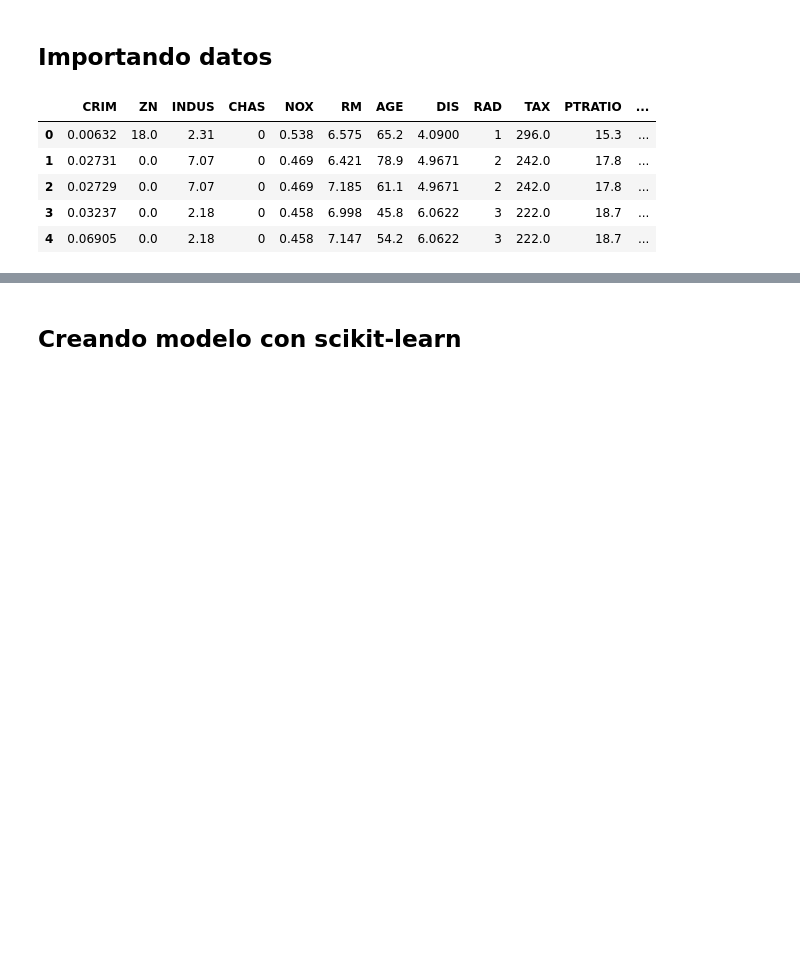
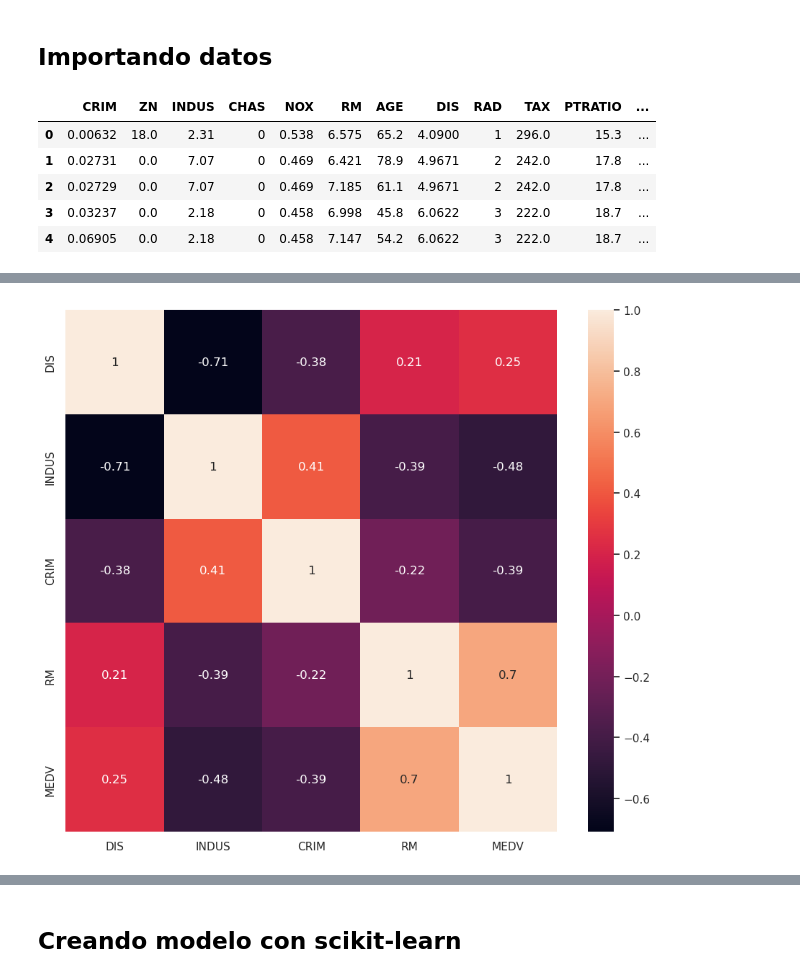
Before and after one commit to antonio-xrp/regresion-lineal, a Jupyter notebook: notebooks/0.0-antoniolml-regresion-lineal-scikit-learn.ipynb, the cells around one changed output, grey strips where cells are left out. Cells and saved outputs as stored; diff of their text form; code cells hidden in the pictures; blank space fills up the shorter version.

```diff
--- a/notebooks/0.0-antoniolml-regresion-lineal-scikit-learn.ipynb
+++ b/notebooks/0.0-antoniolml-regresion-lineal-scikit-learn.ipynb
@@ -63,0 +121,12 @@ sns.heatmap(df[cols].corr(), annot=True,cbar=True ,yticklabels=cols,xticklabels=
+# %%
+(
+    sns.heatmap(
+        data=df[cols].corr(numeric_only=True),
+        cbar=True,
+        annot=True,
+        yticklabels=cols,
+        xticklabels=cols
+    )
+);
+# %% [output]
+[figure, added]
```
Also changed, not shown: parts of 46 cells of this notebook, 13 other files.
